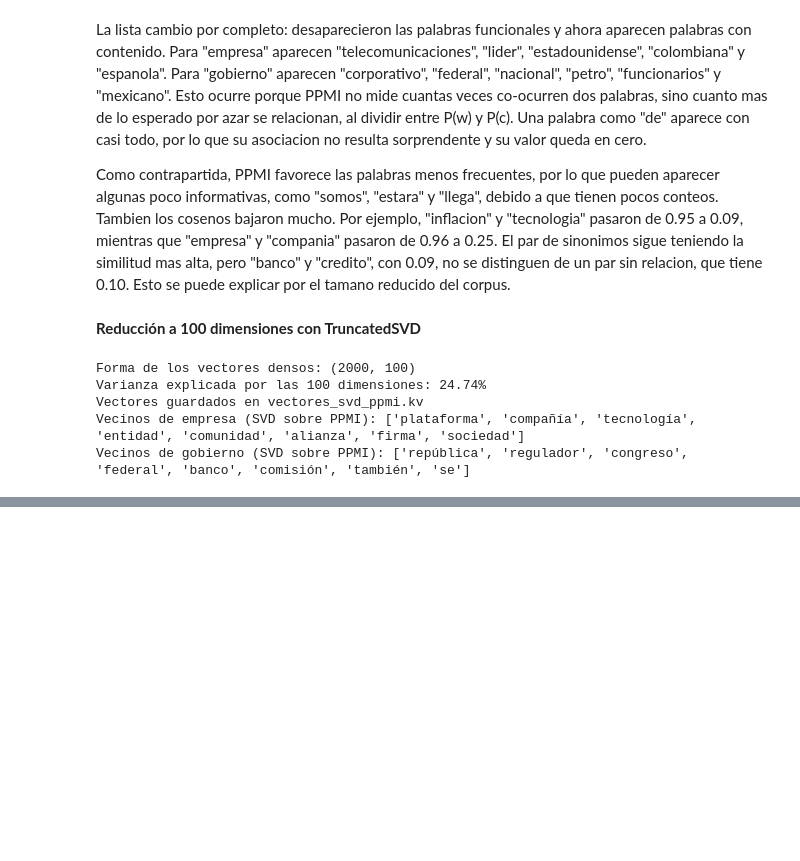
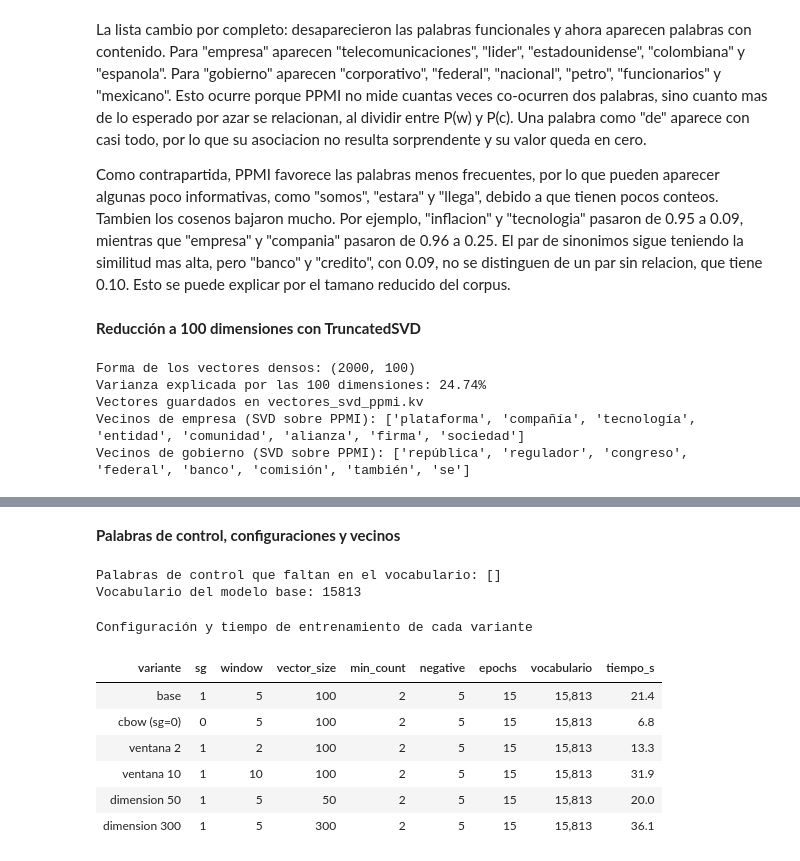
Before and after one commit to JuanDi37/NLP-laboratorio-9, a Jupyter notebook: Laboratorio9.ipynb, the cells around one changed output, grey strips where cells are left out. Saved outputs shown, nothing was run; the diff lists cells and outputs as text; code cells hidden in the pictures; blank space fills up the shorter version.

```diff
--- a/Laboratorio9.ipynb
+++ b/Laboratorio9.ipynb
@@ -647,0 +747,47 @@ Los 100 componentes explican solo el 24.74% de la varianza de la matriz PPMI, pe
+# %% [markdown]
+**Palabras de control, configuraciones y vecinos**
+# %%
+#palabras de control relacionadas con las noticias (revisamos que esten en el vocabulario)
+
+palabras_control = ["banco", "gobierno", "empresa", "mercado", "tecnología", "sostenibilidad"]
+
+vocab_base = modelos_w2v["base"].wv.key_to_index
+faltantes = [palabra for palabra in palabras_control if palabra not in vocab_base]
+print("Palabras de control que faltan en el vocabulario:", faltantes)
+print("Vocabulario del modelo base:", len(vocab_base))
+# %% [output]
+Palabras de control que faltan en el vocabulario: []
+Vocabulario del modelo base: 15813
+# %%
+#tabla con la configuracion y el tiempo de entrenamiento de cada variante
+
+tabla_config = pd.DataFrame([
+    {
+        "variante": nombre,
+        "sg": modelos_w2v[nombre].sg,
+        "window": modelos_w2v[nombre].window,
+        "vector_size": modelos_w2v[nombre].vector_size,
+        "min_count": modelos_w2v[nombre].min_count,
+        "negative": modelos_w2v[nombre].negative,
+        "epochs": modelos_w2v[nombre].epochs,
+        "vocabulario": len(modelos_w2v[nombre].wv),
+        "tiempo_s": tiempos_w2v[nombre]
+    }
+    for nombre in variantes
+])
+
+display(
+    tabla_config.style
+    .hide(axis="index")
+    .format({"tiempo_s": "{:.1f}", "vocabulario": "{:,}"})
+    .set_caption("Configuración y tiempo de entrenamiento de cada variante")
+)
+# %% [output]
+Configuración y tiempo de entrenamiento de cada variante
+| variante | sg | window | vector_size | min_count | negative | epochs | vocabulario | tiempo_s |
+| base | 1 | 5 | 100 | 2 | 5 | 15 | 15,813 | 21.4 |
+| cbow (sg=0) | 0 | 5 | 100 | 2 | 5 | 15 | 15,813 | 6.8 |
+| ventana 2 | 1 | 2 | 100 | 2 | 5 | 15 | 15,813 | 13.3 |
+| ventana 10 | 1 | 10 | 100 | 2 | 5 | 15 | 15,813 | 31.9 |
+| dimension 50 | 1 | 5 | 50 | 2 | 5 | 15 | 15,813 | 20.0 |
+| dimension 300 | 1 | 5 | 300 | 2 | 5 | 15 | 15,813 | 36.1 |
```
Also changed, not shown: parts of 25 cells of this notebook, 2 other files.
